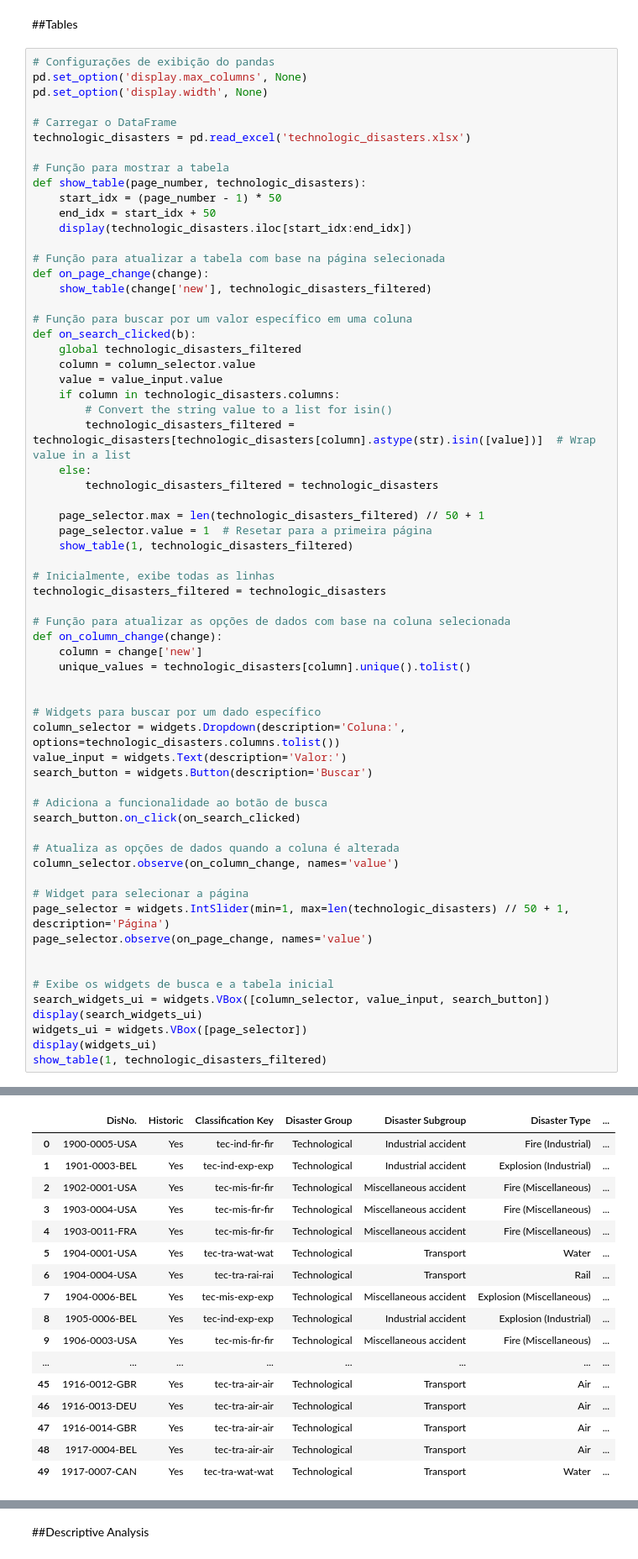
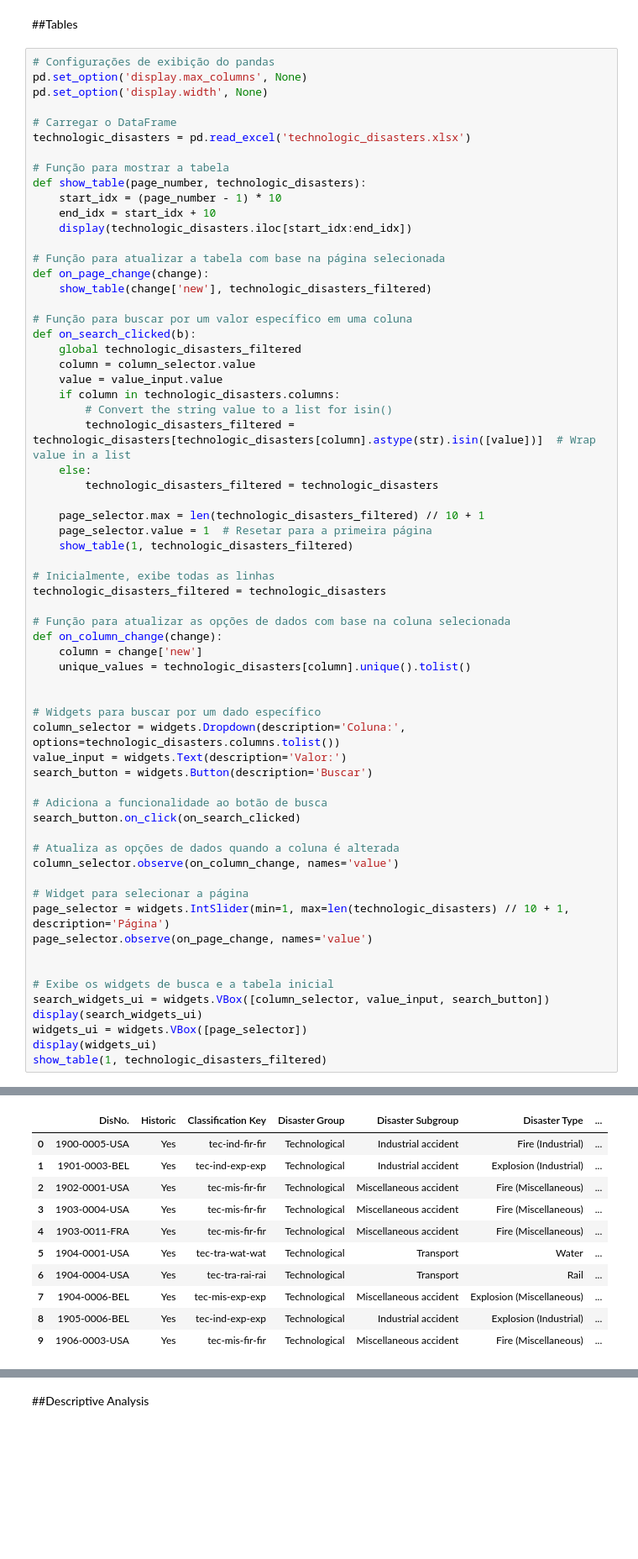
Before and after one commit to bsap16/world_s_disasters_analysis, a Jupyter notebook: Disasters.ipynb, the cells around one changed output, grey strips where cells are left out. Shown at 84% size. Cells and saved outputs as stored; diff of their text form; blank space fills up the shorter version.

```diff
--- a/Disasters.ipynb
+++ b/Disasters.ipynb
@@ -263,8 +297,8 @@ technologic_disasters = pd.read_excel('technologic_disasters.xlsx')
 
 # Função para mostrar a tabela
 def show_table(page_number, technologic_disasters):
-    start_idx = (page_number - 1) * 50
-    end_idx = start_idx + 50
+    start_idx = (page_number - 1) * 10
+    end_idx = start_idx + 10
     display(technologic_disasters.iloc[start_idx:end_idx])
 
 # Função para atualizar a tabela com base na página selecionada
@@ -282,7 +316,7 @@ def on_search_clicked(b):
     else:
         technologic_disasters_filtered = technologic_disasters
 
-    page_selector.max = len(technologic_disasters_filtered) // 50 + 1
+    page_selector.max = len(technologic_disasters_filtered) // 10 + 1
     page_selector.value = 1  # Resetar para a primeira página
     show_table(1, technologic_disasters_filtered)
 
@@ -303,40 +337,34 @@ search_button = widgets.Button(description='Buscar')
 # Adiciona a funcionalidade ao botão de busca
 search_button.on_click(on_search_clicked)
 
 # Atualiza as opções de dados quando a coluna é alterada
 column_selector.observe(on_column_change, names='value')
 
 # Widget para selecionar a página
-page_selector = widgets.IntSlider(min=1, max=len(technologic_disasters) // 50 + 1, description='Página')
+page_selector = widgets.IntSlider(min=1, max=len(technologic_disasters) // 10 + 1, description='Página')
 page_selector.observe(on_page_change, names='value')
 
 
 # Exibe os widgets de busca e a tabela inicial
 search_widgets_ui = widgets.VBox([column_selector, value_input, search_button])
 display(search_widgets_ui)
 widgets_ui = widgets.VBox([page_selector])
 display(widgets_ui)
 show_table(1, technologic_disasters_filtered)
 # %% [output]
 VBox(children=(Dropdown(description='Coluna:', options=('DisNo.', 'Historic', 'Classification Key', 'Disaster …
 [interactive output not drawn]
 |  | DisNo. | Historic | Classification Key | Disaster Group | Disaster Subgroup | Disaster Type | ... |
 | 0 | 1900-0005-USA | Yes | tec-ind-fir-fir | Technological | Industrial accident | Fire (Industrial) | ... |
 | 1 | 1901-0003-BEL | Yes | tec-ind-exp-exp | Technological | Industrial accident | Explosion (Industrial) | ... |
 | 2 | 1902-0001-USA | Yes | tec-mis-fir-fir | Technological | Miscellaneous accident | Fire (Miscellaneous) | ... |
 | 3 | 1903-0004-USA | Yes | tec-mis-fir-fir | Technological | Miscellaneous accident | Fire (Miscellaneous) | ... |
 | 4 | 1903-0011-FRA | Yes | tec-mis-fir-fir | Technological | Miscellaneous accident | Fire (Miscellaneous) | ... |
 | 5 | 1904-0001-USA | Yes | tec-tra-wat-wat | Technological | Transport | Water | ... |
 | 6 | 1904-0004-USA | Yes | tec-tra-rai-rai | Technological | Transport | Rail | ... |
 | 7 | 1904-0006-BEL | Yes | tec-mis-exp-exp | Technological | Miscellaneous accident | Explosion (Miscellaneous) | ... |
 | 8 | 1905-0006-BEL | Yes | tec-ind-exp-exp | Technological | Industrial accident | Explosion (Industrial) | ... |
 | 9 | 1906-0003-USA | Yes | tec-mis-fir-fir | Technological | Miscellaneous accident | Fire (Miscellaneous) | ... |
-| ... | ... | ... | ... | ... | ... | ... | ... |
-| 45 | 1916-0012-GBR | Yes | tec-tra-air-air | Technological | Transport | Air | ... |
-| 46 | 1916-0013-DEU | Yes | tec-tra-air-air | Technological | Transport | Air | ... |
-| 47 | 1916-0014-GBR | Yes | tec-tra-air-air | Technological | Transport | Air | ... |
-| 48 | 1917-0004-BEL | Yes | tec-tra-air-air | Technological | Transport | Air | ... |
-| 49 | 1917-0007-CAN | Yes | tec-tra-wat-wat | Technological | Transport | Water | ... |
 # %%
 # Configurações de exibição do pandas
 pd.set_option('display.max_columns', None)
```
Also changed, not shown: parts of 19 cells of this notebook.
